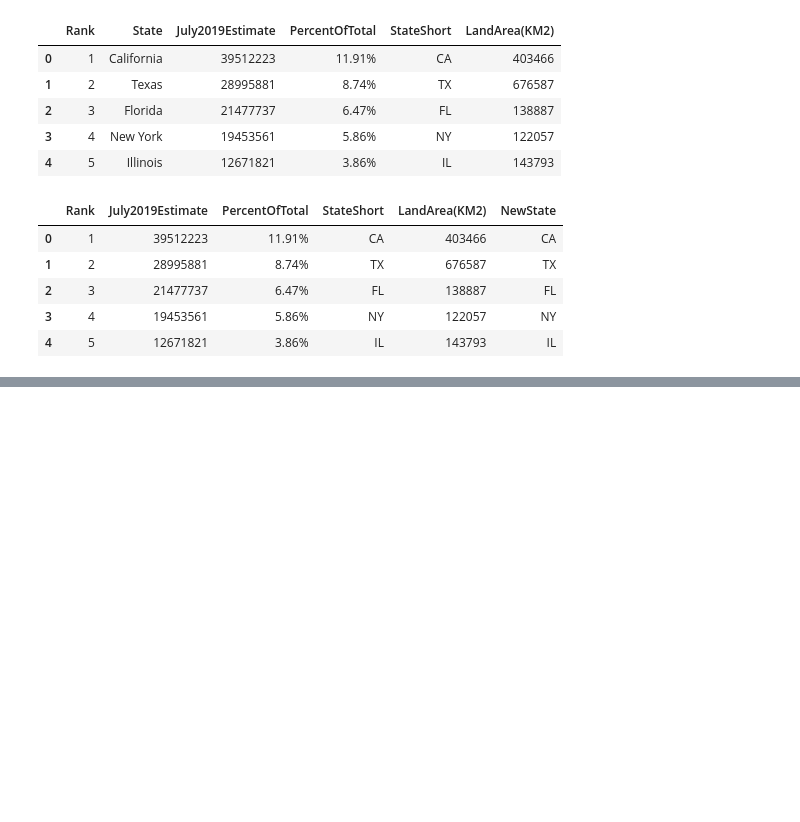
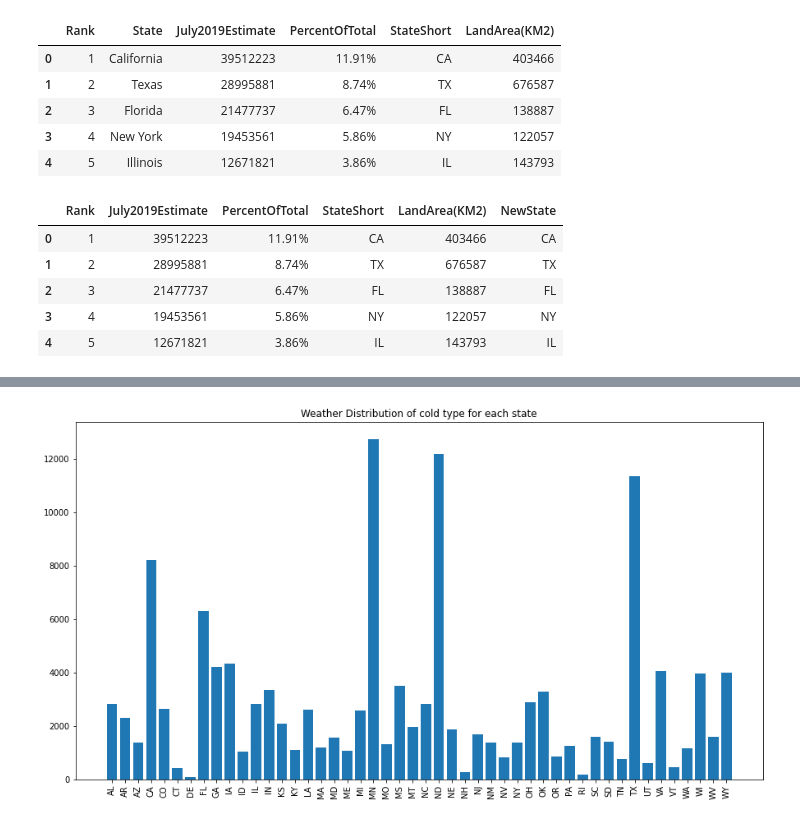
Before and after one commit to 7Amin/RoadConstructionPrediction, a Jupyter notebook: application/dataAnalysis/State-wise Construction Distribution.ipynb, the cells around one changed output, grey strips where cells are left out. Drawn from its saved outputs; the diff is of its cells as text; code cells hidden in the pictures; blank space fills up the shorter version.

Commit message:
add city wise

```diff
--- a/application/dataAnalysis/State-wise Construction Distribution.ipynb
+++ b/application/dataAnalysis/State-wise Construction Distribution.ipynb
@@ -647,0 +720,2 @@ plt.savefig("construction_distribution_by_Rate_Area_Population_sorted.png")
+# %%
+weather_data_State = weather_data.loc[:, weather_data.columns.intersection(['City', 'State', "Id", "AirportCode", "Type", "NewState"])]
@@ -647,0 +731,4 @@ plt.savefig("construction_distribution_by_Rate_Area_Population_sorted.png")
+# %%
+weather_data_State_group = weather_data_State.groupby(["State", "Type"])
+# %%
+weather_data_State_group_count = weather_data_State_group.size().reset_index(name='counts')
@@ -647,0 +749,2 @@ plt.savefig("construction_distribution_by_Rate_Area_Population_sorted.png")
+# %%
+weather_data_State_group_count_Cold = weather_data_State_group_count[weather_data_State_group_count.Type == "Cold"]
@@ -647,0 +760,8 @@ plt.savefig("construction_distribution_by_Rate_Area_Population_sorted.png")
+# %%
+plt.figure(figsize= (15,8))
+plt.bar(x=weather_data_State_group_count_Cold['State'], height=weather_data_State_group_count_Cold['counts'])
+a = plt.xticks(rotation = 90)
+plt.title("Weather Distribution of cold type for each state")
+plt.savefig("Weather_Distribution_cold_type_for_each_state.png")
+# %% [output]
+[figure, added]
```
Also changed, not shown: parts of 80 cells of this notebook, 4 other files.
